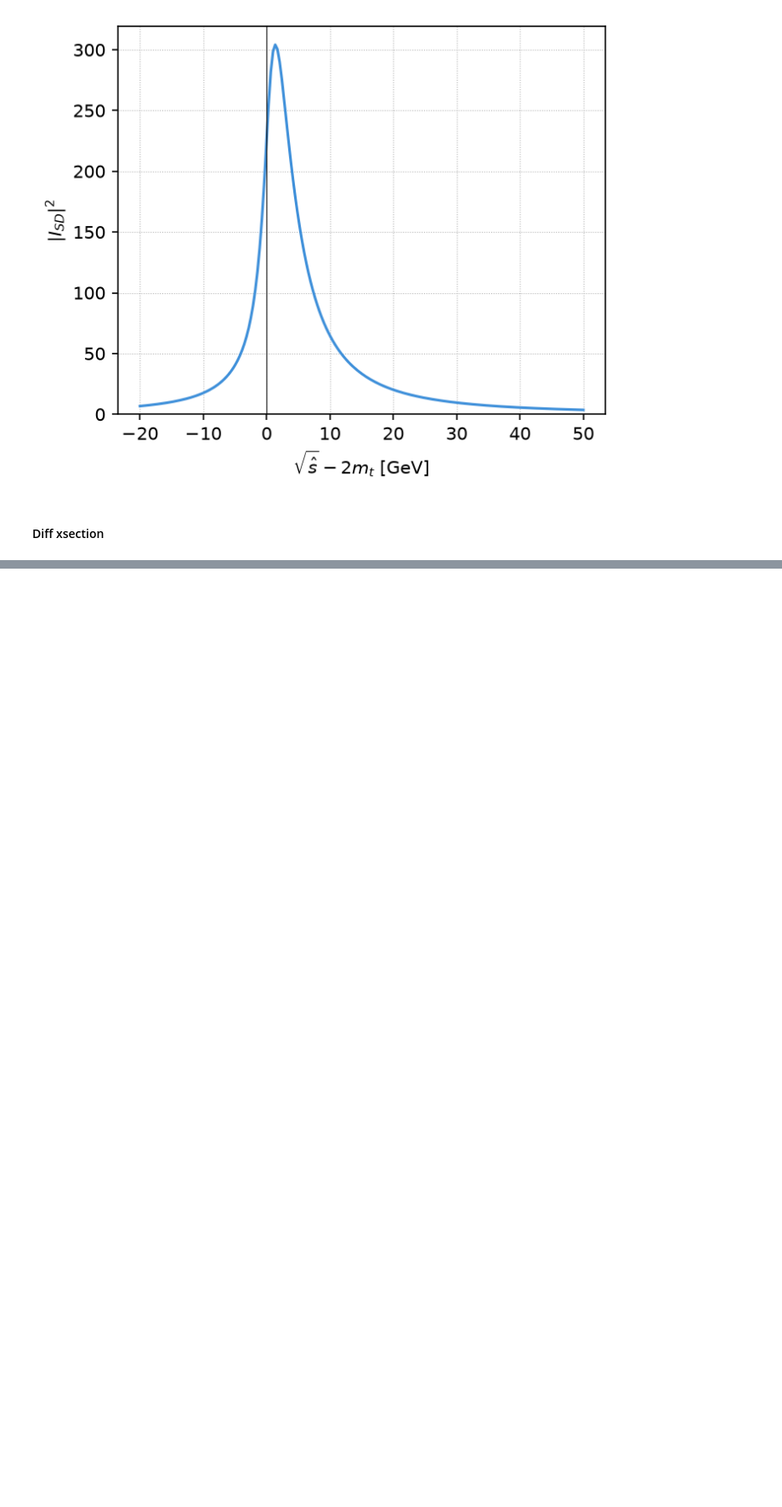
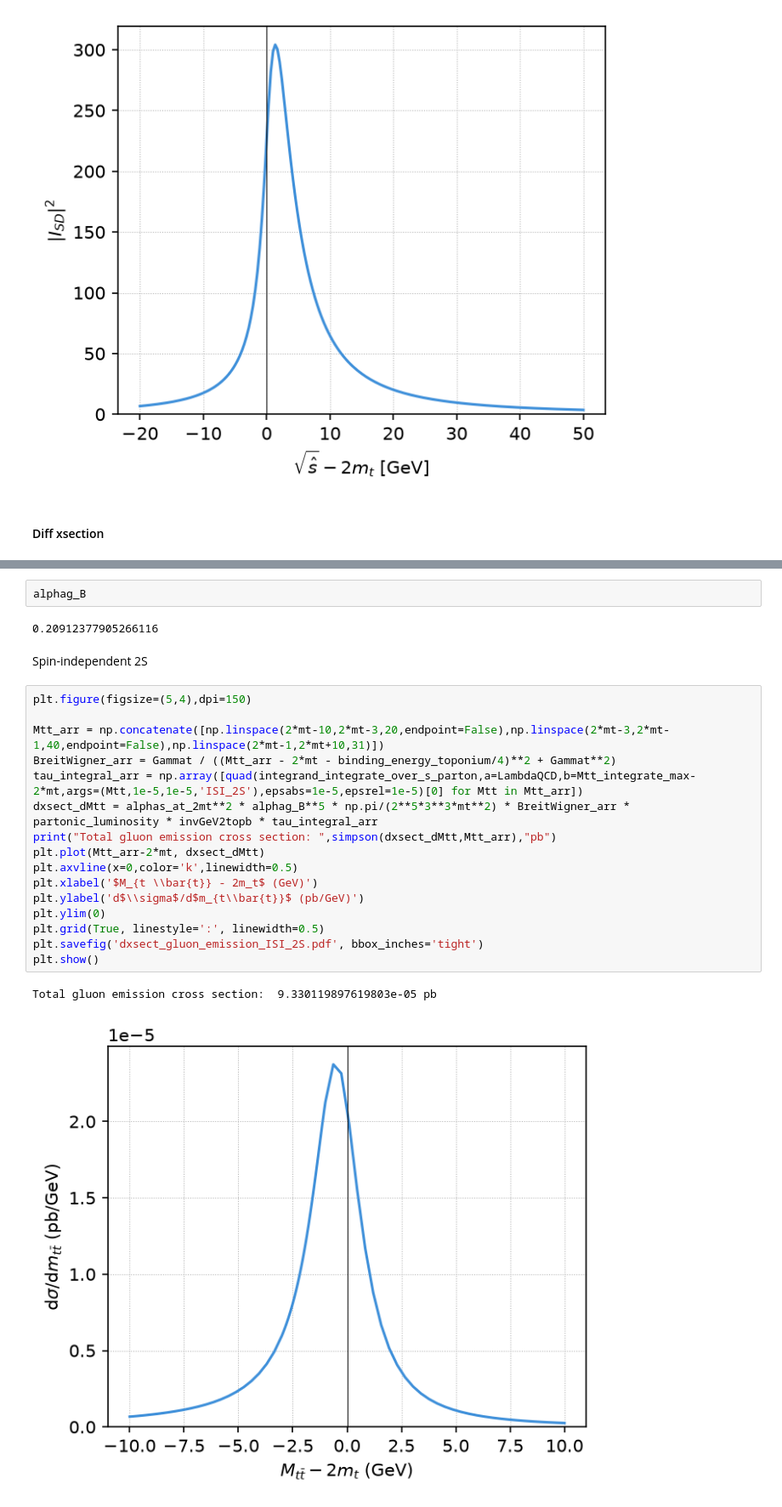
Before and after one commit to phananhvu1609/toponium, a Jupyter notebook: plot/analysis.ipynb, the cells around one changed output, grey strips where cells are left out. Shown at 85% size. Saved outputs shown, nothing was run; the diff lists cells and outputs as text; blank space fills up the shorter version.

Commit message:
Added production of spin-triplet, spin-singlet ground state, and spin-singlet 1st excited state

```diff
--- a/plot/analysis.ipynb
+++ b/plot/analysis.ipynb
@@ -364,0 +425,25 @@ plt.show()
+# %%
+alphag_B
+# %% [output]
+0.20912377905266116
+# %% [markdown]
+Spin-independent 2S
+# %%
+plt.figure(figsize=(5,4),dpi=150)
+
+Mtt_arr = np.concatenate([np.linspace(2*mt-10,2*mt-3,20,endpoint=False),np.linspace(2*mt-3,2*mt-1,40,endpoint=False),np.linspace(2*mt-1,2*mt+10,31)])
+BreitWigner_arr = Gammat / ((Mtt_arr - 2*mt - binding_energy_toponium/4)**2 + Gammat**2)
+tau_integral_arr = np.array([quad(integrand_integrate_over_s_parton,a=LambdaQCD,b=Mtt_integrate_max-2*mt,args=(Mtt,1e-5,1e-5,'ISI_2S'),epsabs=1e-5,epsrel=1e-5)[0] for Mtt in Mtt_arr])
+dxsect_dMtt = alphas_at_2mt**2 * alphag_B**5 * np.pi/(2**5*3**3*mt**2) * BreitWigner_arr * partonic_luminosity * invGeV2topb * tau_integral_arr
+print("Total gluon emission cross section: ",simpson(dxsect_dMtt,Mtt_arr),"pb")
+plt.plot(Mtt_arr-2*mt, dxsect_dMtt)
+plt.axvline(x=0,color='k',linewidth=0.5)
+plt.xlabel('$M_{t \\bar{t}} - 2m_t$ (GeV)')
+plt.ylabel('d$\\sigma$/d$m_{t\\bar{t}}$ (pb/GeV)')
+plt.ylim(0)
+plt.grid(True, linestyle=':', linewidth=0.5)
+plt.savefig('dxsect_gluon_emission_ISI_2S.pdf', bbox_inches='tight')
+plt.show()
+# %% [output]
+Total gluon emission cross section:  9.330119897619803e-05 pb
+[figure, added]
```
Also changed, not shown: parts of 28 cells of this notebook, 22 other files.
